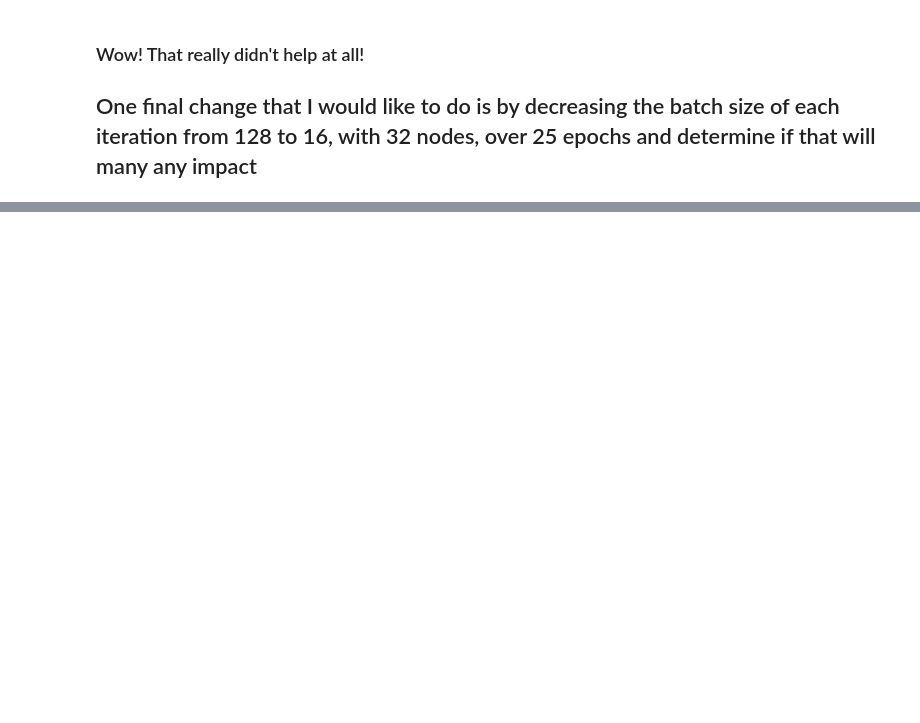
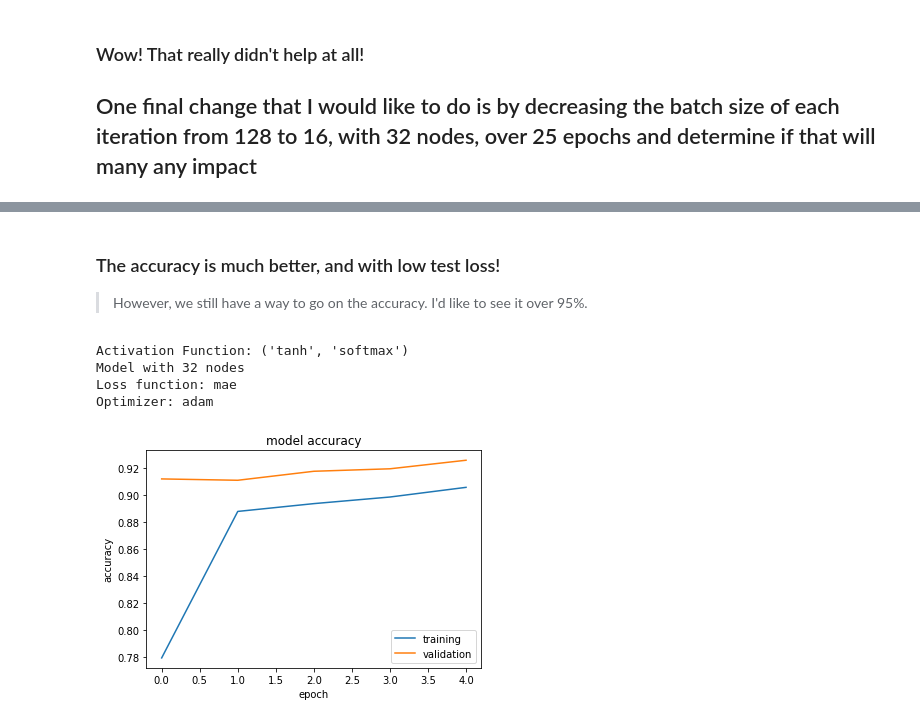
Before and after one commit to stmarple/MachineLearningWithTensorFlow, a Jupyter notebook: FFNN_MNST.ipynb, the cells around one changed output, grey strips where cells are left out. Drawn from its saved outputs; the diff is of its cells as text; code cells hidden in the pictures; blank space fills up the shorter version.

```diff
--- a/FFNN_MNST.ipynb
+++ b/FFNN_MNST.ipynb
@@ -610,0 +753,25 @@ Test accuracy: 0.927
+# %% [markdown]
+### The accuracy is much better, and with low test loss!
+> However, we still have a way to go on the accuracy.  I'd like to see it over 95%.
+# %%
+af = 'tanh'
+opt = 'adam'
+loss = 'mae'
+batch = 128
+epoch = 5
+nodes = 32
+mode = 'softmax'
+
+mod = create_model([nodes], af)
+print(f'Activation Function: {af, mode}')
+print(f'Model with{32: 1} nodes')
+print(f'Loss function: {loss}')
+print(f'Optimizer: {opt}')
+eval(mod, batch, epoch,opt, loss)
+print()
+# %% [output]
+Activation Function: ('tanh', 'softmax')
+Model with 32 nodes
+Loss function: mae
+Optimizer: adam
+[figure, added]
```
Also changed, not shown: parts of 32 cells of this notebook.
